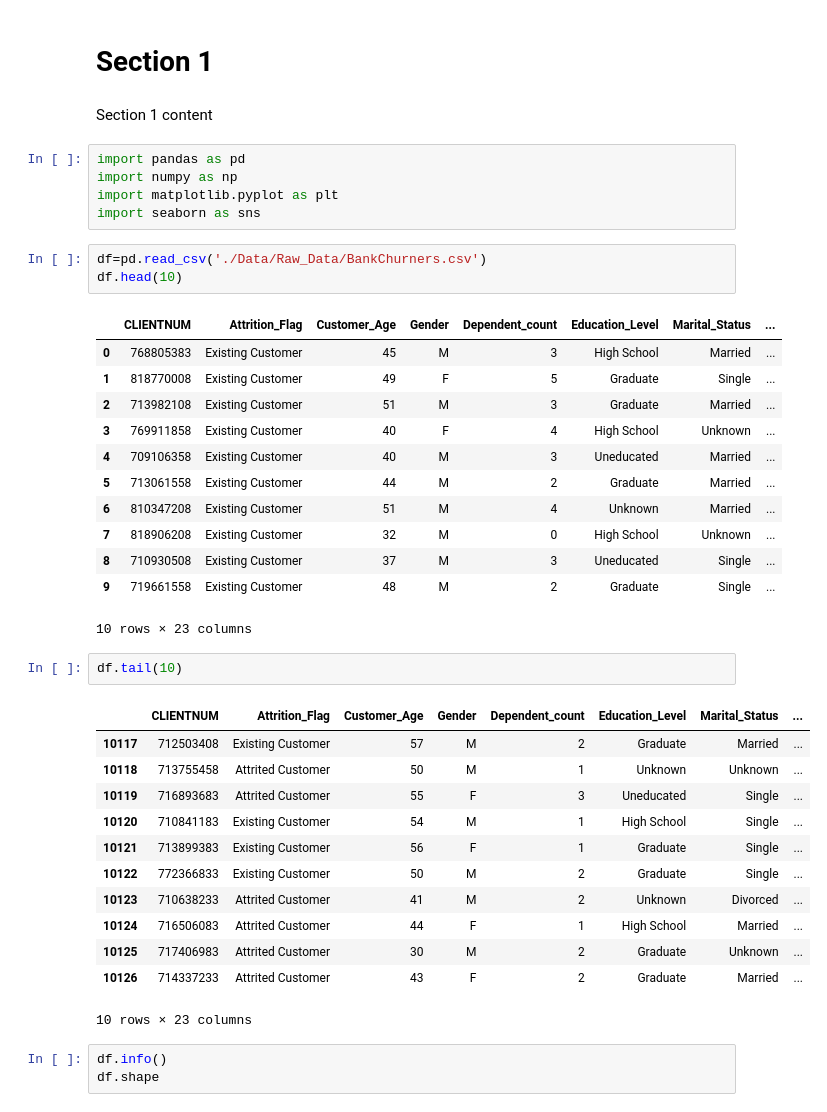
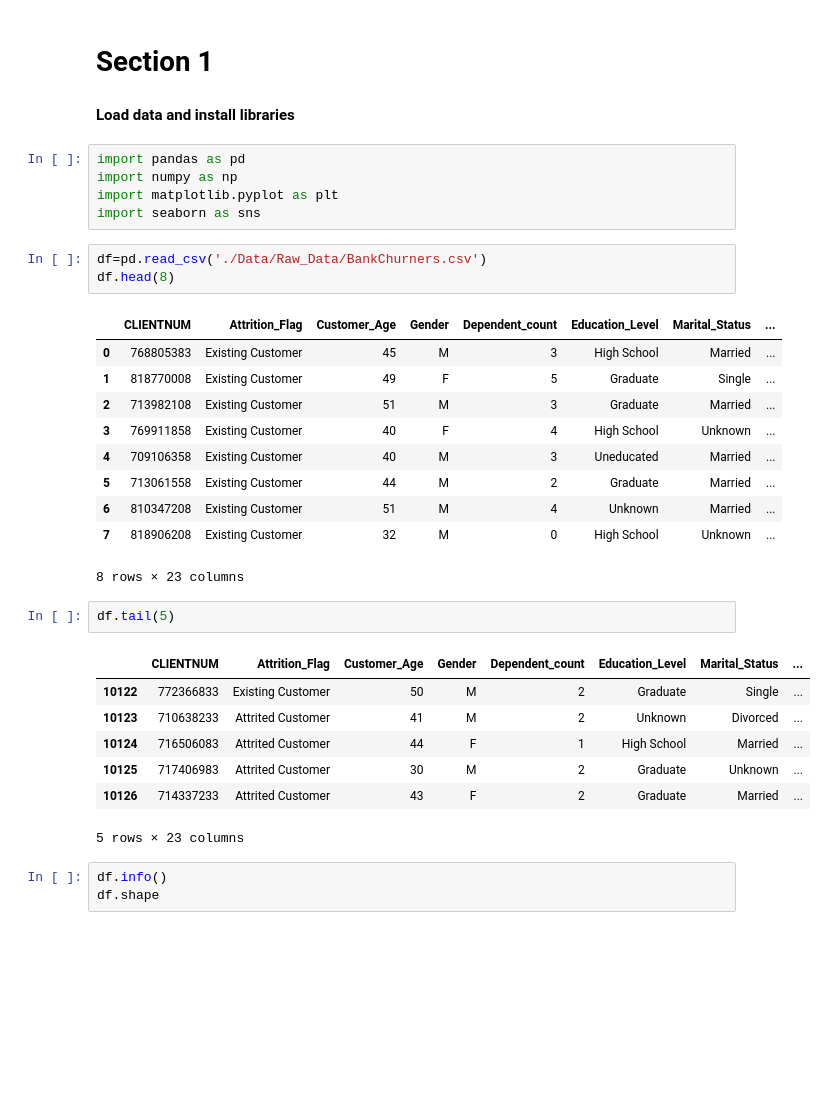
Before and after one commit to Lailah-Idrees/Credit-Card-Churning-Customers-Analysis-, a Jupyter notebook: jupyter_notebooks/ETL.ipynb, the cells around one changed output. Drawn from its saved outputs; the diff is of its cells as text; blank space fills up the shorter version.

Commit message:
Add Title and Format Data cells

```diff
--- a/jupyter_notebooks/ETL.ipynb
+++ b/jupyter_notebooks/ETL.ipynb
@@ -49,8 +51,8 @@ current_dir
 'c:\\Users\\Lailah\\vscode-project\\Credit-Card-Churning-Customers-Analysis-'
 # %% [markdown]
 # Section 1
-# %% [markdown]
-Section 1 content
+# %% [markdown]
+**Load data and install libraries**
 # %%
 import pandas as pd
 import numpy as np
@@ -58,7 +60,7 @@ import matplotlib.pyplot as plt
 import seaborn as sns
 # %%
 df=pd.read_csv('./Data/Raw_Data/BankChurners.csv')
-df.head(10)
+df.head(8)
 # %% [output]
 |  | CLIENTNUM | Attrition_Flag | Customer_Age | Gender | Dependent_count | Education_Level | Marital_Status | ... |
 | 0 | 768805383 | Existing Customer | 45 | M | 3 | High School | Married | ... |
@@ -69,24 +71,17 @@ df.head(10)
 | 5 | 713061558 | Existing Customer | 44 | M | 2 | Graduate | Married | ... |
 | 6 | 810347208 | Existing Customer | 51 | M | 4 | Unknown | Married | ... |
 | 7 | 818906208 | Existing Customer | 32 | M | 0 | High School | Unknown | ... |
-| 8 | 710930508 | Existing Customer | 37 | M | 3 | Uneducated | Single | ... |
-| 9 | 719661558 | Existing Customer | 48 | M | 2 | Graduate | Single | ... |
-10 rows × 23 columns
+8 rows × 23 columns
 # %%
-df.tail(10)
+df.tail(5)
 # %% [output]
 |  | CLIENTNUM | Attrition_Flag | Customer_Age | Gender | Dependent_count | Education_Level | Marital_Status | ... |
-| 10117 | 712503408 | Existing Customer | 57 | M | 2 | Graduate | Married | ... |
-| 10118 | 713755458 | Attrited Customer | 50 | M | 1 | Unknown | Unknown | ... |
-| 10119 | 716893683 | Attrited Customer | 55 | F | 3 | Uneducated | Single | ... |
-| 10120 | 710841183 | Existing Customer | 54 | M | 1 | High School | Single | ... |
-| 10121 | 713899383 | Existing Customer | 56 | F | 1 | Graduate | Single | ... |
 | 10122 | 772366833 | Existing Customer | 50 | M | 2 | Graduate | Single | ... |
 | 10123 | 710638233 | Attrited Customer | 41 | M | 2 | Unknown | Divorced | ... |
 | 10124 | 716506083 | Attrited Customer | 44 | F | 1 | High School | Married | ... |
 | 10125 | 717406983 | Attrited Customer | 30 | M | 2 | Graduate | Unknown | ... |
 | 10126 | 714337233 | Attrited Customer | 43 | F | 2 | Graduate | Married | ... |
-10 rows × 23 columns
+5 rows × 23 columns
 # %%
 df.info()
 df.shape
```
Also changed, not shown: parts of 11 cells of this notebook.
